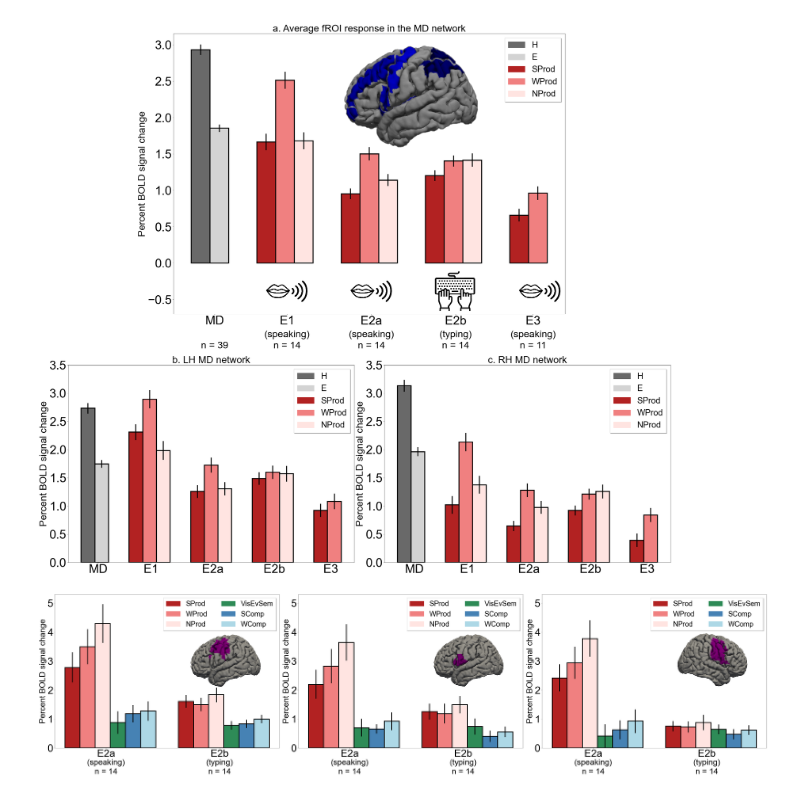
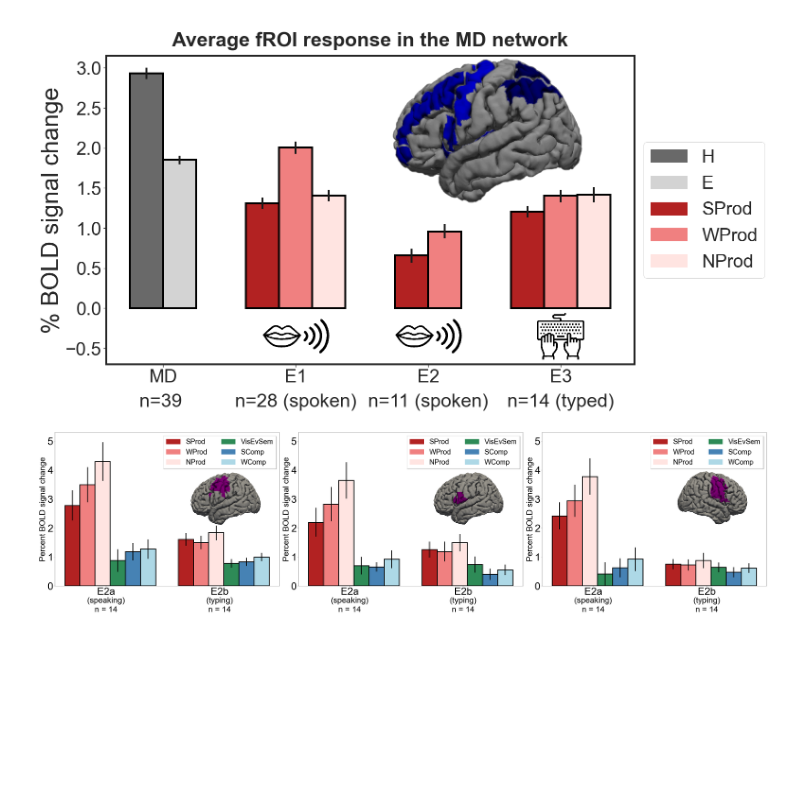
Before and after one commit to jennhu/LanguageProduction, a Jupyter notebook: figures/code/production_paper_fROI_response_figures.ipynb, the cells around one changed output. Drawn from its saved outputs; the diff is of its cells as text; code cells hidden in the pictures; blank space fills up the shorter version.

```diff
--- a/figures/code/production_paper_fROI_response_figures.ipynb
+++ b/figures/code/production_paper_fROI_response_figures.ipynb
@@ -13,6 +13,8 @@ import pandas as pd
 import numpy as np
 import statistics
 import math
+
+sns.set(style="ticks", font_scale=3.5)
 # %%
 #define helper filter functions
 
@@ -402,80 +427,78 @@ plt.savefig("../figures/lang_fig.tiff", bbox_inches = 'tight')
 # %%
-data_title = 'a. Average fROI response in the MD network'
+data_title = 'Average fROI response in the MD network'
 networks = ['MD'] #which network to include in data
 hemispheres = ["LH","RH"] #which hemisphere to include in data
 ROIs = [i for i in range(1,20+1)]
 
 conditions = {"MD": ["H","E"],
              "E1": ["SProd","WProd", "NProd"],
-             "E2a": ["SProd","WProd", "NProd"],
-             "E2b": ["SProd","WProd","NProd"],
-             "E3": ["SProd","WProd"]}
+             "E2": ["SProd","WProd"],
+             "E3": ["SProd","WProd","NProd"],
+             }
 
-#read in the csv with all data
-all_indiv_data = pd.read_csv('../../data/fMRI_all_indiv_production_data.csv')
+experiment_names = ["MD","E1","E2","E3"]
+new_exp_names = ["MD","E1","E2","E3"] #one to one correspondence with above list, replacement names
 
-experiment_names = ["MD","E1","E2","E2","E3"]
-new_exp_names = ["MD","E1","E2a","E2b","E3"] #one to one correspondence with above list, replacement names
-
-criticalTasks = ["spWM","ProdLoc_spoken","ProdLoc_spoken","ProdLoc_typed","NameRead"] #target criticalTasks in the expts
+criticalTasks = ["spWM","ProdLoc_spoken","NameRead","ProdLoc_typed"] #target criticalTasks in the expts
 consolidated_expt = "MD" #expt that has consolidated data across all the experiments
 
 #create layout for the full figure
-MD_fig = plt.figure(figsize=(80,40),constrained_layout=False)
-gs1 = MD_fig.add_gridspec(nrows=7, ncols=6, left=0.05, right=0.48, wspace=0.4,hspace = 1.6)
-MD_fig_ax1 = MD_fig.add_subplot(gs1[0:4,1:5])
-MD_fig_ax2 = MD_fig.add_subplot(gs1[4:7,:-3 ])
-MD_fig_ax3 = MD_fig.add_subplot(gs1[4:7,3:])
+MD_fig = plt.figure(figsize=(20,12),constrained_layout=False)
+MD_fig_ax1 = plt.gca()
+# gs1 = MD_fig.add_gridspec(nrows=1, ncols=6, left=0.05, right=0.48, wspace=0.4,hspace = 1.6)
+# MD_fig_ax1 = MD_fig.add_subplot(gs1[0:4,1:5])
+# MD_fig_ax2 = MD_fig.add_subplot(gs1[4:7,:-3 ])
+# MD_fig_ax3 = MD_fig.add_subplot(gs1[4:7,3:])
 
 ylim = (0, 3.6)
 indiv_data = prep_data(all_indiv_data, consolidated_expt,networks, hemispheres, ROIs, conditions, criticalTasks, experiment_names, new_exp_names)
 
 plot_data(ax=MD_fig_ax1,
          data=indiv_data,
          data_title=data_title,
          network = "MD",
          expt_order = new_exp_names,
          conditions = conditions,
          brain_image = "../images/MD_RH.png",
          main_brain = True,
          plot_legend=True,
          plot_labels=True,
          plot_icons=True,
          ylim=None)
 
 
 
-ylim = (0,3.5)
-hemispheres = ["LH"]
-data_title = "b. LH MD network"
+# ylim = (0,3.5)
+# hemispheres = ["LH"]
+# data_title = "b. LH MD network"
 
-indiv_data = prep_data(all_indiv_data, consolidated_expt,networks, hemispheres, ROIs, conditions, criticalTasks, experiment_names, new_exp_names)
+# indiv_data = prep_data(all_indiv_data, consolidated_expt,networks, hemispheres, ROIs, conditions, criticalTasks, experiment_names, new_exp_names)
 
-plot_data(ax=MD_fig_ax2,
-         data=indiv_data,
-         data_title=data_title,
-         network = "MD",
-         expt_order = new_exp_names,
-         conditions = conditions,
-         plot_legend = True,
-         ylim=ylim)
+# plot_data(ax=MD_fig_ax2,
+#          data=indiv_data,
+#          data_title=data_title,
+#          network = "MD",
+#          expt_order = new_exp_names,
+#          conditions = conditions,
+#          plot_legend = True,
+#          ylim=ylim)
 
-hemispheres = ["RH"]
-data_title = "c. RH MD network"
+# hemispheres = ["RH"]
+# data_title = "c. RH MD network"
 
-indiv_data = prep_data(all_indiv_data, consolidated_expt,networks, hemispheres, ROIs, conditions, criticalTasks, experiment_names, new_exp_names)
+# indiv_data = prep_data(all_indiv_data, consolidated_expt,networks, hemispheres, ROIs, conditions, criticalTasks, experiment_names, new_exp_names)
 
-plot_data(ax=MD_fig_ax3,
-         data=indiv_data,
-         data_title=data_title,
-         network = "MD",
-         expt_order = new_exp_names,
-         conditions = conditions,
-         plot_legend=True,
-         ylim=ylim)
+# plot_data(ax=MD_fig_ax3,
+#          data=indiv_data,
+#          data_title=data_title,
+#          network = "MD",
+#          expt_order = new_exp_names,
+#          conditions = conditions,
+#          plot_legend=True,
+#          ylim=ylim)
 
 
-plt.savefig("../figures/MD_fig.tiff", bbox_inches = 'tight')  #bbox_inches tight gets rid of unnecessary white space on borders
+plt.savefig("../figures/MD_fig.tiff", bbox_inches = 'tight')
 # %% [output]
-[figure, old version]
+[figure, new version]
 # %%
```
Also changed, not shown: parts of 5 cells of this notebook, 47 other files.
